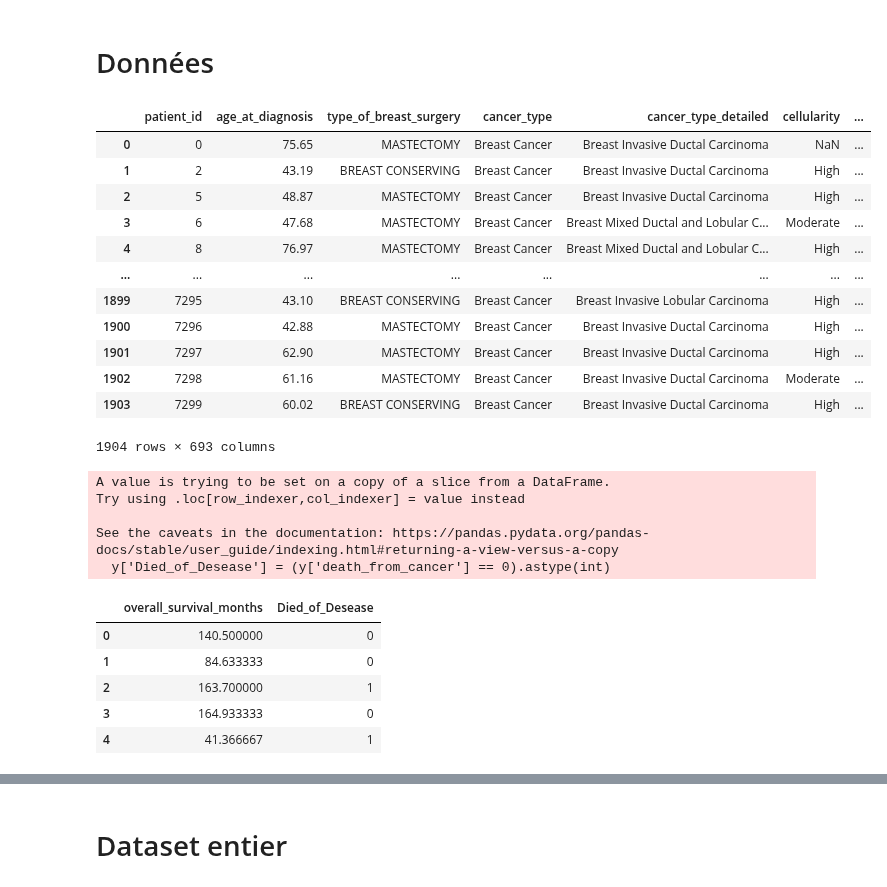
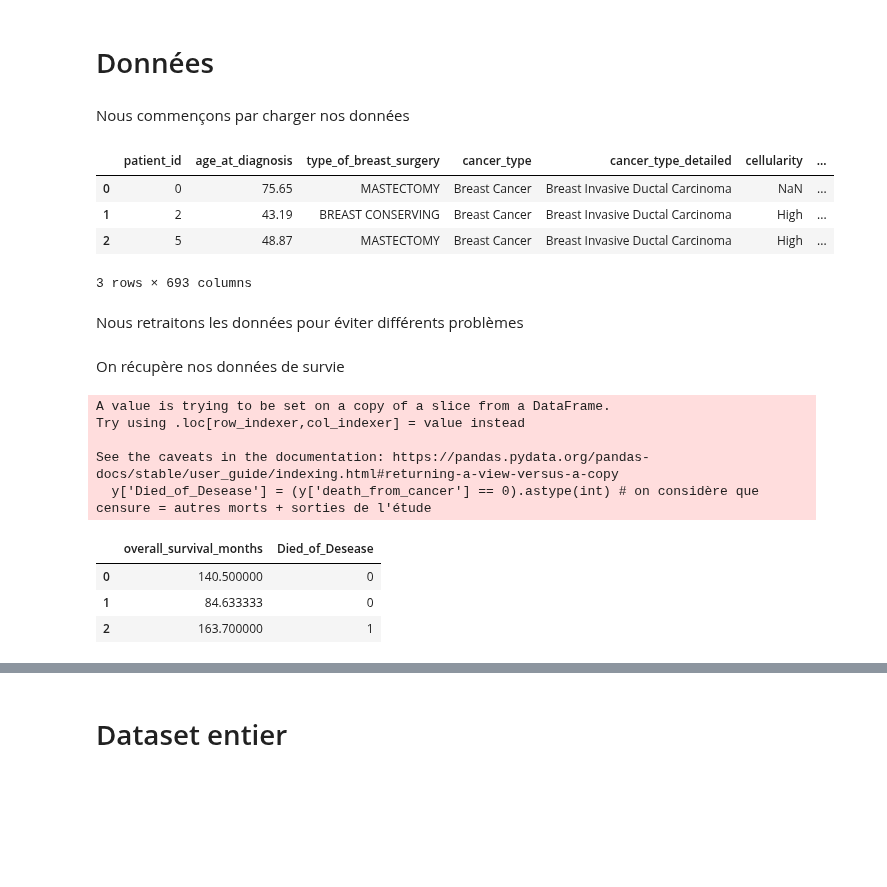
Before and after one commit to Clement-Dn/Surv-ML, a Jupyter notebook: SurvTreeShap_Metabric.ipynb, the cells around one changed output, grey strips where cells are left out. Saved outputs shown, nothing was run; the diff lists cells and outputs as text; code cells hidden in the pictures; blank space fills up the shorter version.

```diff
--- a/SurvTreeShap_Metabric.ipynb
+++ b/SurvTreeShap_Metabric.ipynb
@@ -47,23 +59,19 @@ importlib.reload(fstp)
 <module 'fonctions_SurvTreeShap' from '/Users/gillesfevry/Surv-ML-1/fonctions_SurvTreeShap.py'>
 # %% [markdown]
 # Données
+# %% [markdown]
+Nous commençons par charger nos données
 # %%
 data = pd.read_csv("METABRIC_RNA_Mutation.csv")
-data
+data.head(3)
 # %% [output]
 |  | patient_id | age_at_diagnosis | type_of_breast_surgery | cancer_type | cancer_type_detailed | cellularity | ... |
 | 0 | 0 | 75.65 | MASTECTOMY | Breast Cancer | Breast Invasive Ductal Carcinoma | NaN | ... |
 | 1 | 2 | 43.19 | BREAST CONSERVING | Breast Cancer | Breast Invasive Ductal Carcinoma | High | ... |
 | 2 | 5 | 48.87 | MASTECTOMY | Breast Cancer | Breast Invasive Ductal Carcinoma | High | ... |
-| 3 | 6 | 47.68 | MASTECTOMY | Breast Cancer | Breast Mixed Ductal and Lobular C... | Moderate | ... |
-| 4 | 8 | 76.97 | MASTECTOMY | Breast Cancer | Breast Mixed Ductal and Lobular C... | High | ... |
-| ... | ... | ... | ... | ... | ... | ... | ... |
-| 1899 | 7295 | 43.10 | BREAST CONSERVING | Breast Cancer | Breast Invasive Lobular Carcinoma | High | ... |
-| 1900 | 7296 | 42.88 | MASTECTOMY | Breast Cancer | Breast Invasive Ductal Carcinoma | High | ... |
-| 1901 | 7297 | 62.90 | MASTECTOMY | Breast Cancer | Breast Invasive Ductal Carcinoma | High | ... |
-| 1902 | 7298 | 61.16 | MASTECTOMY | Breast Cancer | Breast Invasive Ductal Carcinoma | Moderate | ... |
-| 1903 | 7299 | 60.02 | BREAST CONSERVING | Breast Cancer | Breast Invasive Ductal Carcinoma | High | ... |
-1904 rows × 693 columns
+3 rows × 693 columns
+# %% [markdown]
+Nous retraitons les données pour éviter différents problèmes
 # %%
 colones_00 = data.columns[520:]  # colones dont on veut faire passer 0 à "0", a partir de la colone "pik3ca_mut"
 data[colones_00] = data[colones_00].astype(str)
@@ -71,21 +79,21 @@ data[colones_00] = data[colones_00].applymap(lambda x: 0 if x == "0" else 1)
 # %%
 for col in data.select_dtypes(include=['object']).columns:
     data[col] = LabelEncoder().fit_transform(data[col])
+# %% [markdown]
+On récupère nos données de survie
 # %%
 y = data[["death_from_cancer", "overall_survival_months"]]
-y['Died_of_Desease'] = (y['death_from_cancer'] == 0).astype(int)
+y['Died_of_Desease'] = (y['death_from_cancer'] == 0).astype(int) # on considère que censure = autres morts + sorties de l'étude
 y=y.drop("death_from_cancer", axis=1)
-y.head()
+y.head(3)
 # %% [output]
 A value is trying to be set on a copy of a slice from a DataFrame.
 Try using .loc[row_indexer,col_indexer] = value instead
 
 See the caveats in the documentation: https://pandas.pydata.org/pandas-docs/stable/user_guide/indexing.html#returning-a-view-versus-a-copy
-  y['Died_of_Desease'] = (y['death_from_cancer'] == 0).astype(int)
+  y['Died_of_Desease'] = (y['death_from_cancer'] == 0).astype(int) # on considère que censure = autres morts + sorties de l'étude
 |  | overall_survival_months | Died_of_Desease |
 | 0 | 140.500000 | 0 |
 | 1 | 84.633333 | 0 |
 | 2 | 163.700000 | 1 |
-| 3 | 164.933333 | 0 |
-| 4 | 41.366667 | 1 |
 # %%
```
Also changed, not shown: parts of 53 cells of this notebook, 2 other files.
